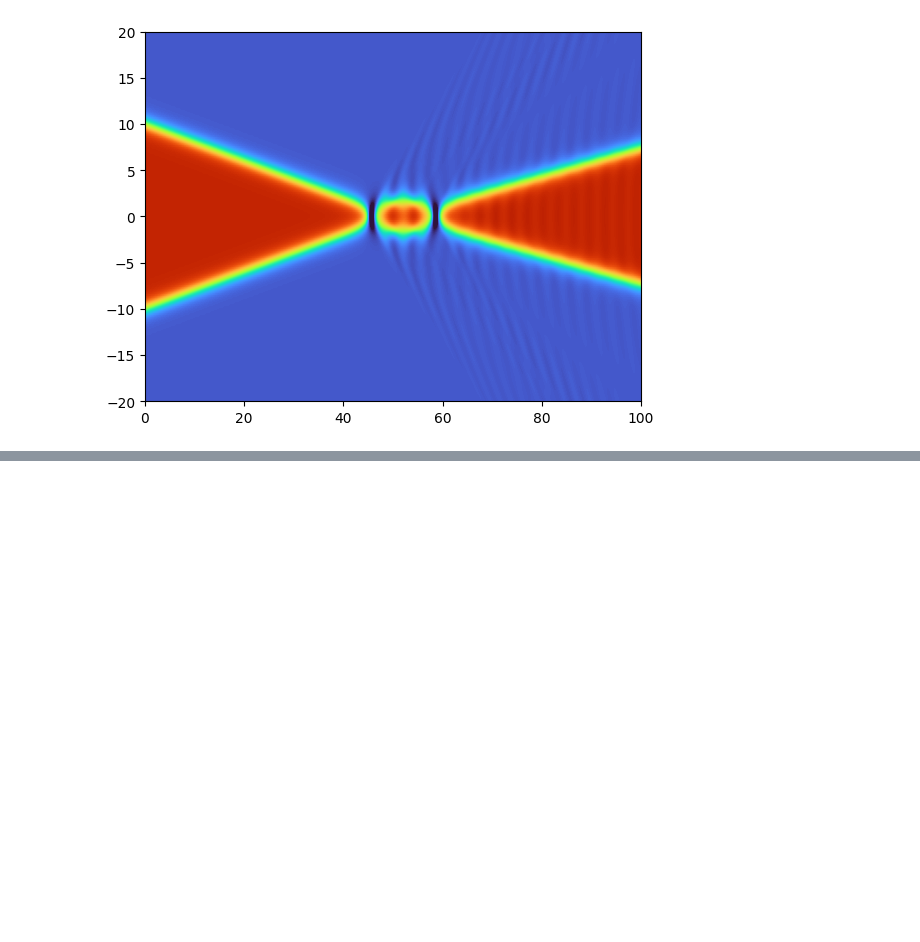
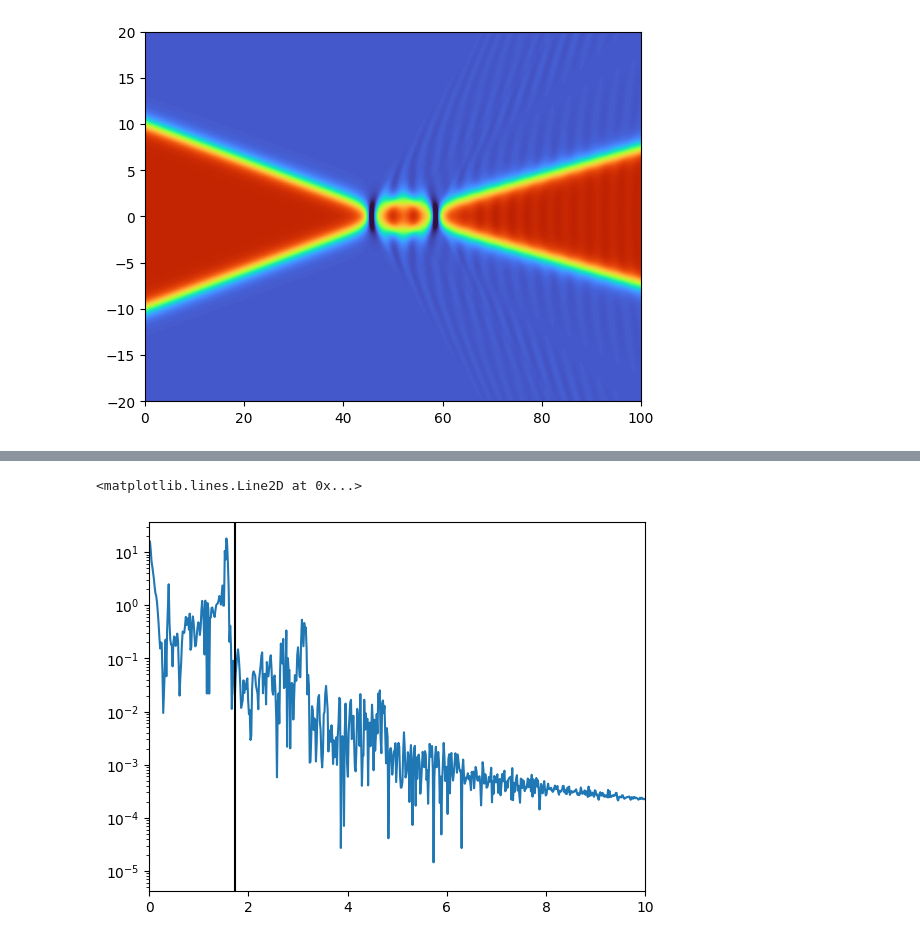
Before and after one commit to JairoSSantos/parallel-kink-scattering, a Jupyter notebook: notebooks/experiments.ipynb, the cells around one changed output, grey strips where cells are left out. Drawn from its saved outputs; the diff is of its cells as text; code cells hidden in the pictures; blank space fills up the shorter version.

```diff
--- a/notebooks/experiments.ipynb
+++ b/notebooks/experiments.ipynb
@@ -56,0 +56,10 @@ array([[1, 0],
+# %%
+f, Pxx = periodogram(Y[grid.at(t=X0/v)[0]:, 0, N//2], 1/DT)
+# %%
+plt.plot(2*np.pi*f[1:], Pxx[1:])
+plt.semilogy()
+plt.xlim(0, 10)
+plt.axvline(3**0.5, c='k')
+# %% [output]
+<matplotlib.lines.Line2D at 0x...>
+[figure, added]
```
Also changed, not shown: parts of 4 cells of this notebook, 7 other files.
